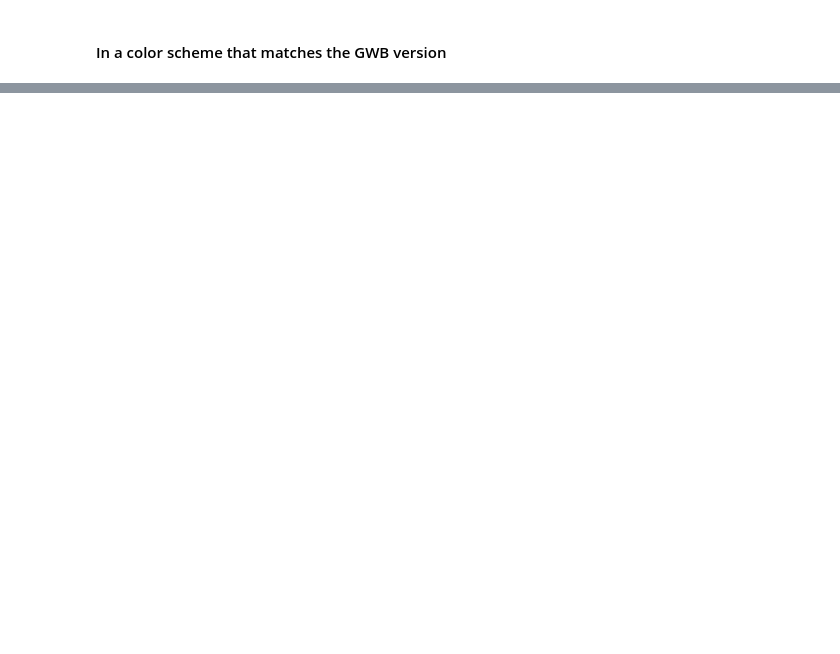
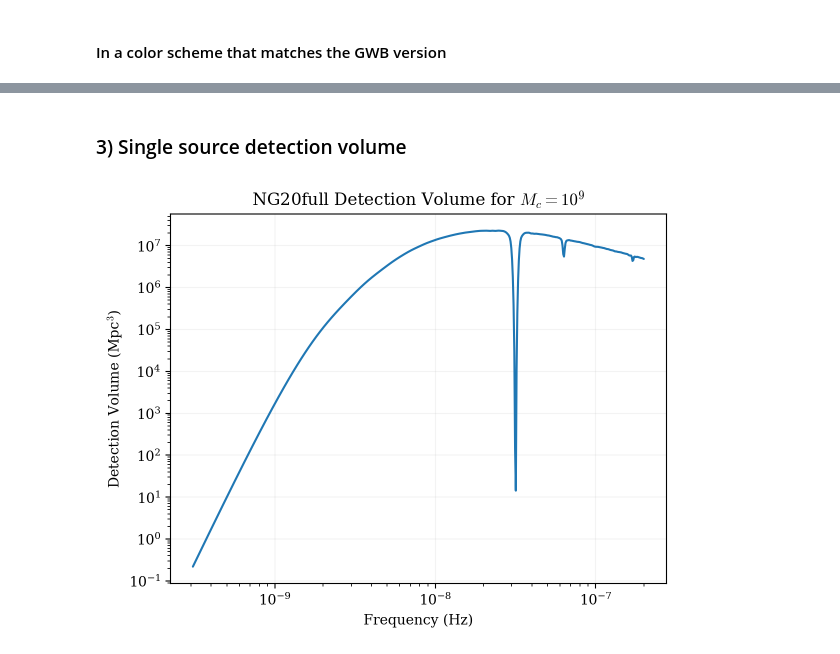
Before and after one commit to anjanaashok592/pta_tuning, a Jupyter notebook: notebooks/sensitivity_1520/sensitivity_comparisons_ng15_ng20.ipynb, the cells around one changed output, grey strips where cells are left out. Cells and saved outputs as stored; diff of their text form; code cells hidden in the pictures; blank space fills up the shorter version.

```diff
--- a/notebooks/sensitivity_1520/sensitivity_comparisons_ng15_ng20.ipynb
+++ b/notebooks/sensitivity_1520/sensitivity_comparisons_ng15_ng20.ipynb
@@ -598,0 +686,18 @@ plt.show()
+# %% [markdown]
+### 3) Single source detection volume
+# %%
+#plot skymap for hc
+NSIDE = 8
+NPIX = hp.nside2npix(NSIDE)
+IPIX = np.arange(NPIX)
+theta_gw, phi_gw = hp.pix2ang(nside=NSIDE,ipix=IPIX)
+SM_full_20=hsky.SkySensitivity(specs,theta_gw, phi_gw)
+dv_full_20 = SM_full_20.calculate_detection_volume(f0=freqs, SNR_threshold=5, M_c=1e9)
+plt.loglog(freqs,dv_full_20)
+plt.xlabel('Frequency (Hz)')
+plt.ylabel('Detection Volume (Mpc$^3$)')
+plt.title('NG20full Detection Volume for $M_c=10^9$')
+plt.savefig('ng20full_detection_volume_mc1e9.png',dpi=300)
+plt.show()
+# %% [output]
+[figure, added]
```
Also changed, not shown: parts of 21 cells of this notebook.
